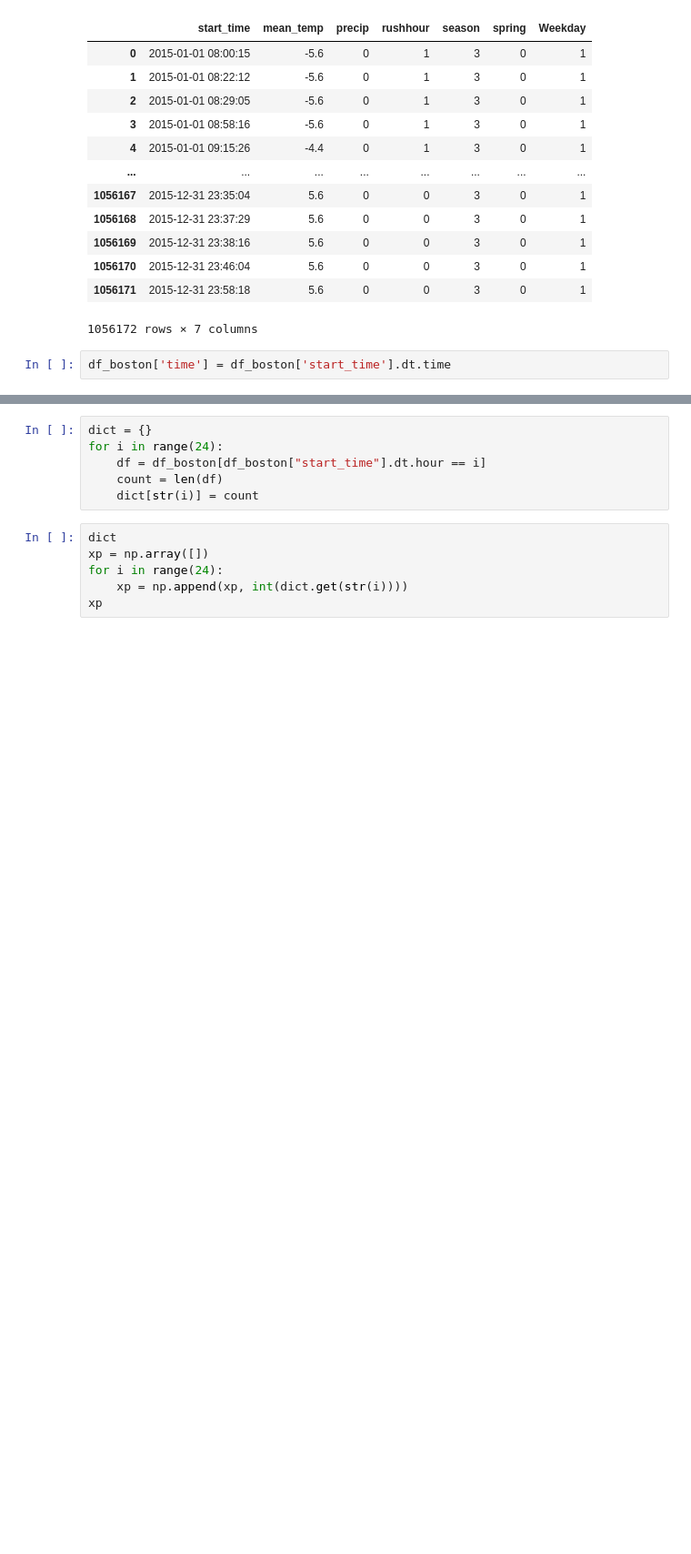
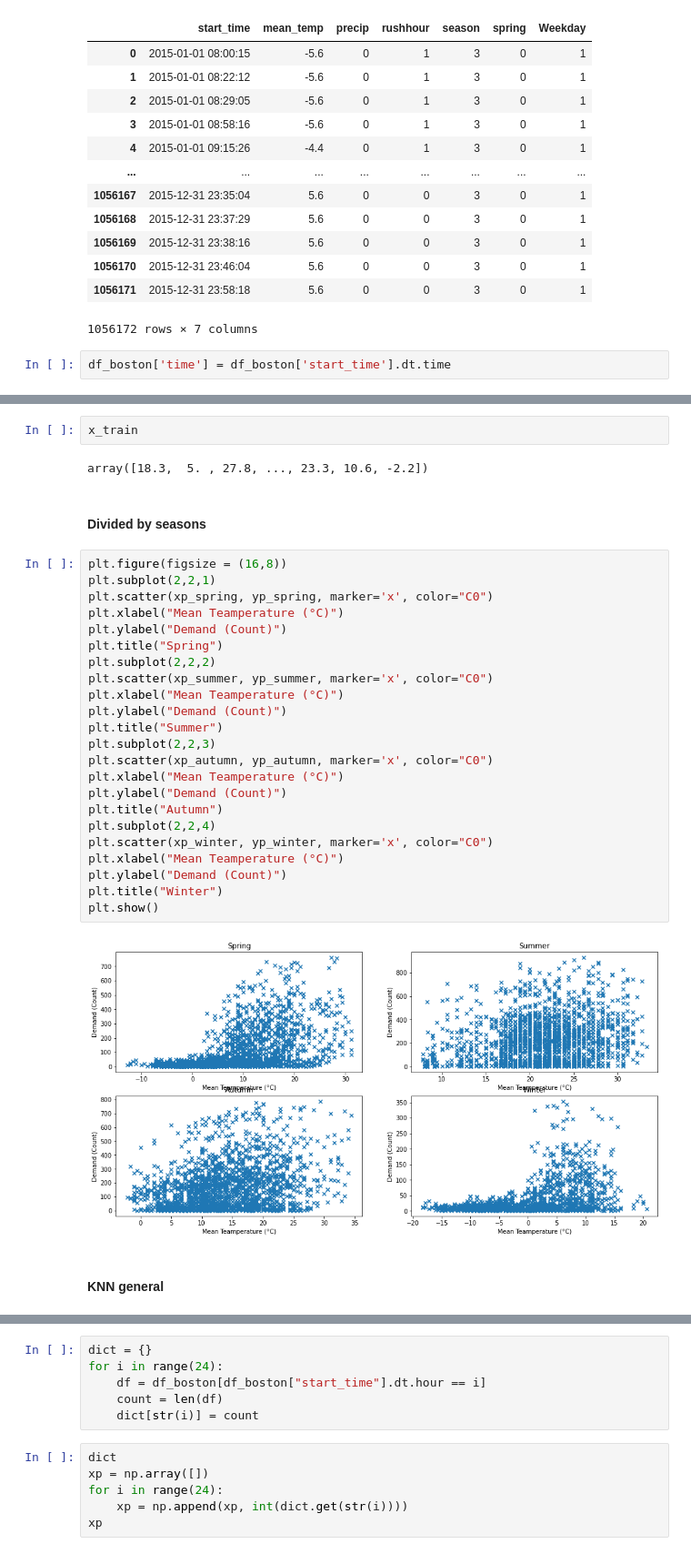
Before and after one commit to kond254/DSML-colasechs, a Jupyter notebook: KNN.ipynb, the cells around one changed output, grey strips where cells are left out. Shown: that part at 91% size. Drawn from its saved outputs; the diff is of its cells as text; blank space fills up the shorter version.

```diff
--- a/KNN.ipynb
+++ b/KNN.ipynb
@@ -165,0 +263,33 @@ NameError: name 'train_test_split' is not defined
+# %%
+x_train
+# %% [output]
+array([18.3,  5. , 27.8, ..., 23.3, 10.6, -2.2])
+# %% [markdown]
+#### Divided by seasons
+# %%
+plt.figure(figsize = (16,8))
+plt.subplot(2,2,1)
+plt.scatter(xp_spring, yp_spring, marker='x', color="C0")
+plt.xlabel("Mean Teamperature (°C)")
+plt.ylabel("Demand (Count)")
+plt.title("Spring")
+plt.subplot(2,2,2)
+plt.scatter(xp_summer, yp_summer, marker='x', color="C0")
+plt.xlabel("Mean Teamperature (°C)")
+plt.ylabel("Demand (Count)")
+plt.title("Summer")
+plt.subplot(2,2,3)
+plt.scatter(xp_autumn, yp_autumn, marker='x', color="C0")
+plt.xlabel("Mean Teamperature (°C)")
+plt.ylabel("Demand (Count)")
+plt.title("Autumn")
+plt.subplot(2,2,4)
+plt.scatter(xp_winter, yp_winter, marker='x', color="C0")
+plt.xlabel("Mean Teamperature (°C)")
+plt.ylabel("Demand (Count)")
+plt.title("Winter")
+plt.show()
+# %% [output]
+[figure, added]
+# %% [markdown]
+#### KNN general
```
Also changed, not shown: parts of 31 cells of this notebook.
